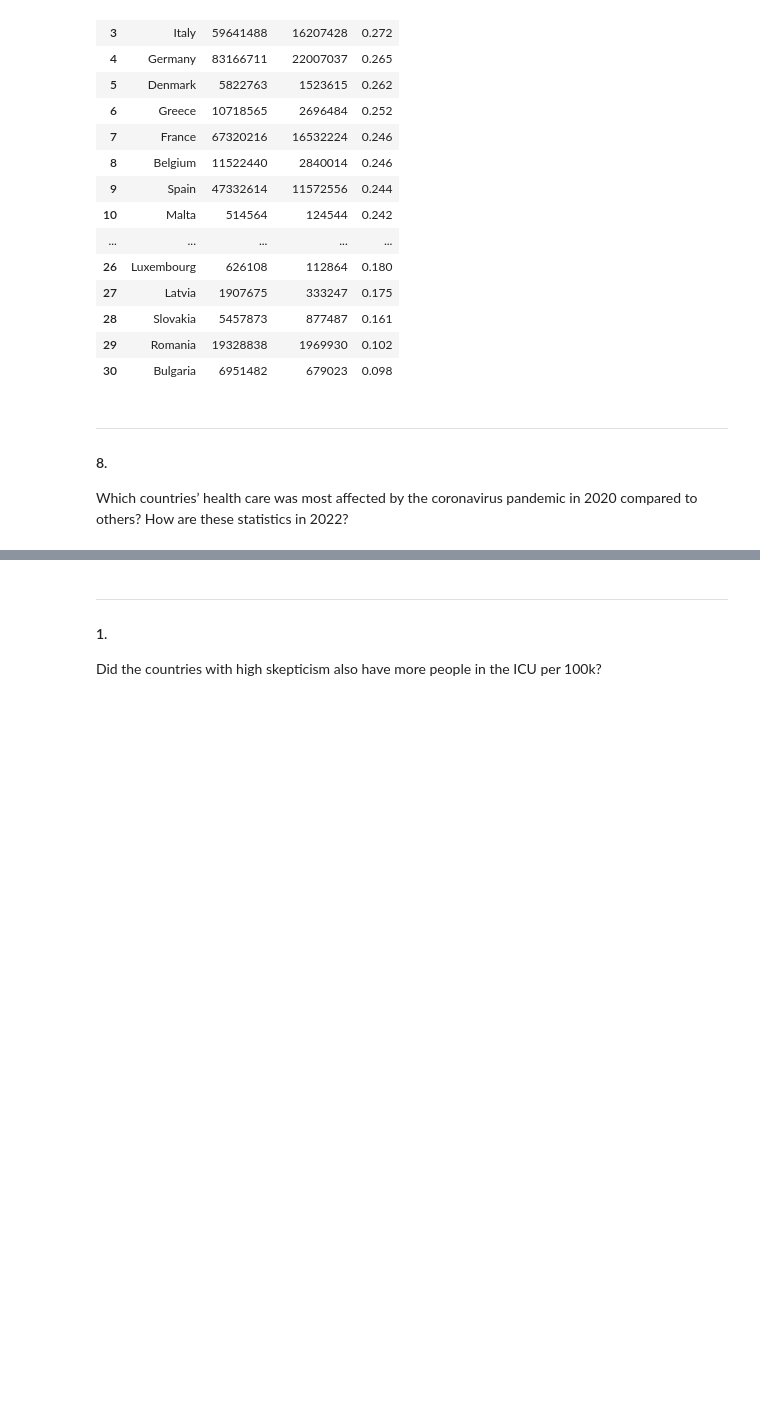
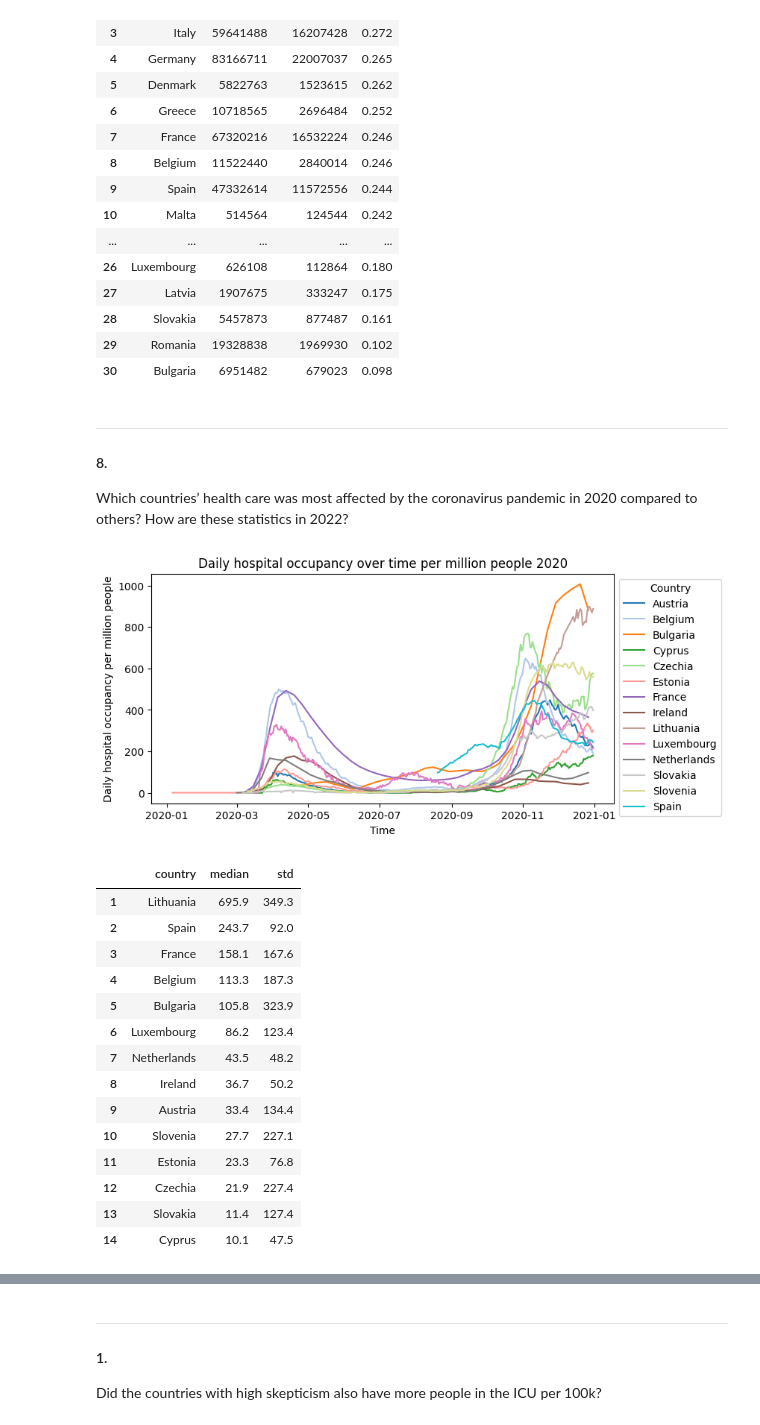
Before and after one commit to Globose/dv1597, a Jupyter notebook: a2/book.ipynb, the cells around one changed output, grey strips where cells are left out. Drawn from its saved outputs; the diff is of its cells as text; code cells hidden in the pictures; blank space fills up the shorter version.

```diff
--- a/a2/book.ipynb
+++ b/a2/book.ipynb
@@ -137,3 +140,6 @@ for f in float_columns:
+# %%
+# Add dateTime column
+df_admissions['Time'] = pd.to_datetime(df_admissions['date'])
 # %%
 df_ind = df_admissions.iloc[:, [0, 1]]
 df_ind
@@ -571,3 +603,54 @@ display(df7g)
 ***
 #### 8.
 Which countries’ health care was most affected by the coronavirus pandemic in 2020 compared to others? How are these statistics in 2022?
+# %%
+# Copy admission dateset where Daily hospital occupancy is the indicator
+df_admissions_daily = df_admissions[df_admissions['indicator']=='Daily hospital occupancy'].copy()
+df_2020 = df_admissions_daily[df_admissions_daily['Time'].dt.year == 2020].copy()
+
+# Create figure and colors
+fig = mpl.figure(figsize=(8, 4))
+ax = fig.add_subplot()
+colors = mpl.cm.tab20(np.linspace(0, 1, 15))
+
+# Add population data, calculate daily admissions per million people
+df_2020['Population'] = df_2020['country'].map(pop_dict)
+df_2020['value_pm'] = df_2020['value']/(df_2020['Population']/1000000)
+
+# Create a line for each country
+for i, country in enumerate(df_2020['country'].unique()):
+    country_data_2020 = df_2020[df_2020['country'] == country]
+    mpl.plot(country_data_2020['Time'], country_data_2020['value_pm'], label=country, color=colors[i])
+
+# Add info to plot
+mpl.xlabel('Time')
+mpl.ylabel('Daily hospital occupancy per million people')
+mpl.legend(title='Country', bbox_to_anchor=(1, 1))
+mpl.title('Daily hospital occupancy over time per million people 2020')
+mpl.show()
+
+# Calculate median and std, create table
+# 2020
+df_co_2020 = df_2020.groupby('country')['value_pm'].agg(['median','std']).reset_index()
+df_co_2020 = df_co_2020.round({'median': 1, 'std': 1})
+df_co_2020 = df_co_2020.sort_values(by='median', ascending=False).reset_index(drop=True)
+df_co_2020.index += 1
+
+display(df_co_2020)
+# %% [output]
+[figure, added]
+|  | country | median | std |
+| 1 | Lithuania | 695.9 | 349.3 |
+| 2 | Spain | 243.7 | 92.0 |
+| 3 | France | 158.1 | 167.6 |
+| 4 | Belgium | 113.3 | 187.3 |
+| 5 | Bulgaria | 105.8 | 323.9 |
+| 6 | Luxembourg | 86.2 | 123.4 |
+| 7 | Netherlands | 43.5 | 48.2 |
+| 8 | Ireland | 36.7 | 50.2 |
+| 9 | Austria | 33.4 | 134.4 |
+| 10 | Slovenia | 27.7 | 227.1 |
+| 11 | Estonia | 23.3 | 76.8 |
+| 12 | Czechia | 21.9 | 227.4 |
+| 13 | Slovakia | 11.4 | 127.4 |
+| 14 | Cyprus | 10.1 | 47.5 |
```
Also changed, not shown: parts of 7 cells of this notebook.
